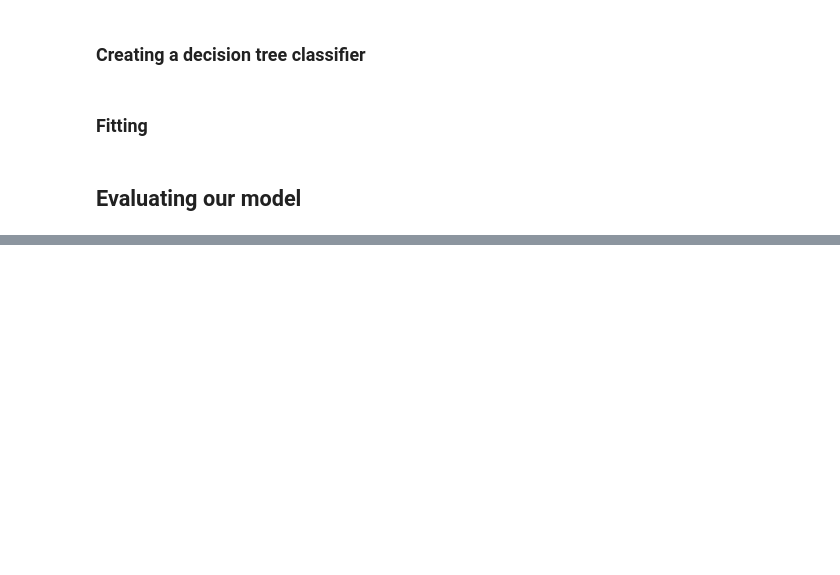
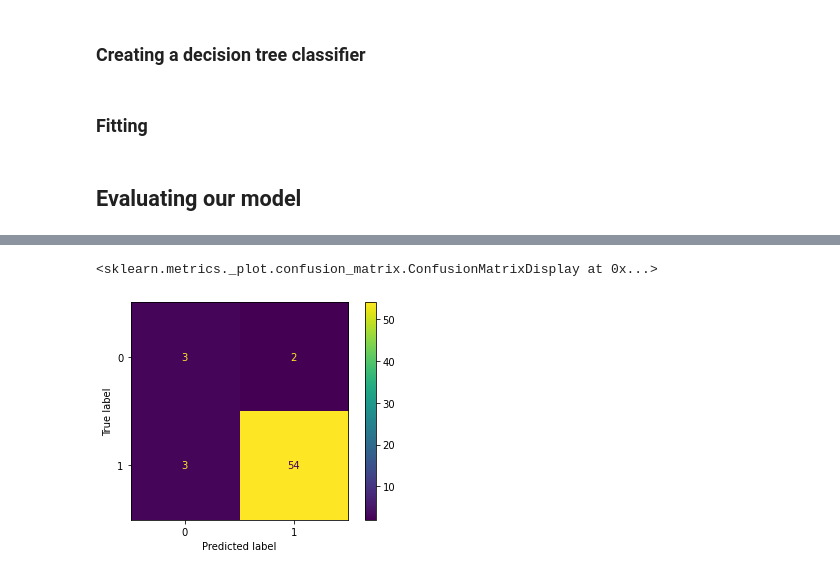
Before and after one commit to gthornton91/DataMiningProject1, a Jupyter notebook: Lung Cancer Classification.ipynb, the cells around one changed output, grey strips where cells are left out. Drawn from its saved outputs; the diff is of its cells as text; code cells hidden in the pictures; blank space fills up the shorter version.

```diff
--- a/Lung Cancer Classification.ipynb
+++ b/Lung Cancer Classification.ipynb
@@ -246,0 +252,5 @@ weighted avg       0.93      0.89      0.90        62
+# %%
+plot_confusion_matrix(clf, X_test, y_test)
+# %% [output]
+<sklearn.metrics._plot.confusion_matrix.ConfusionMatrixDisplay at 0x...>
+[figure, added]
```
Also changed, not shown: parts of 29 cells of this notebook.
